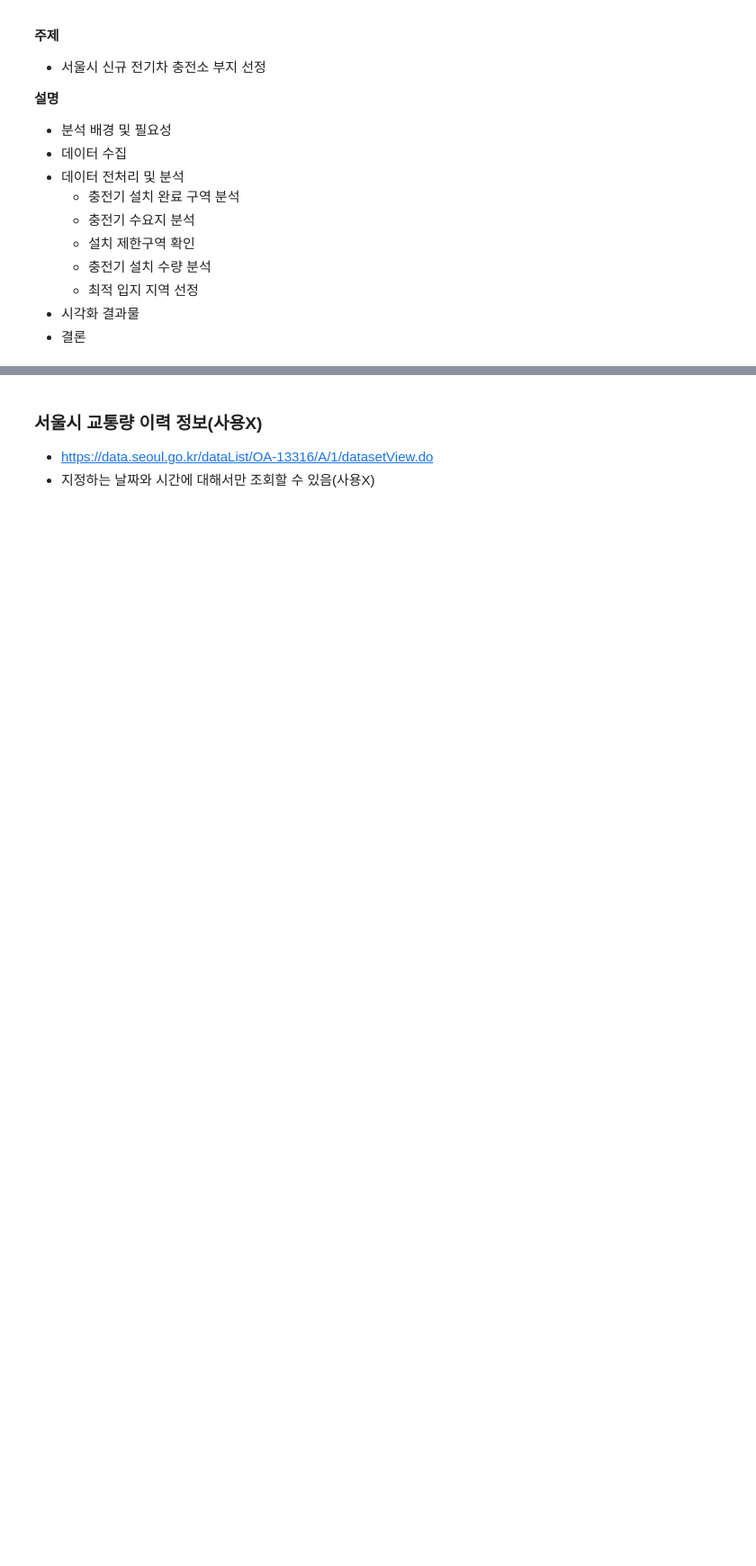
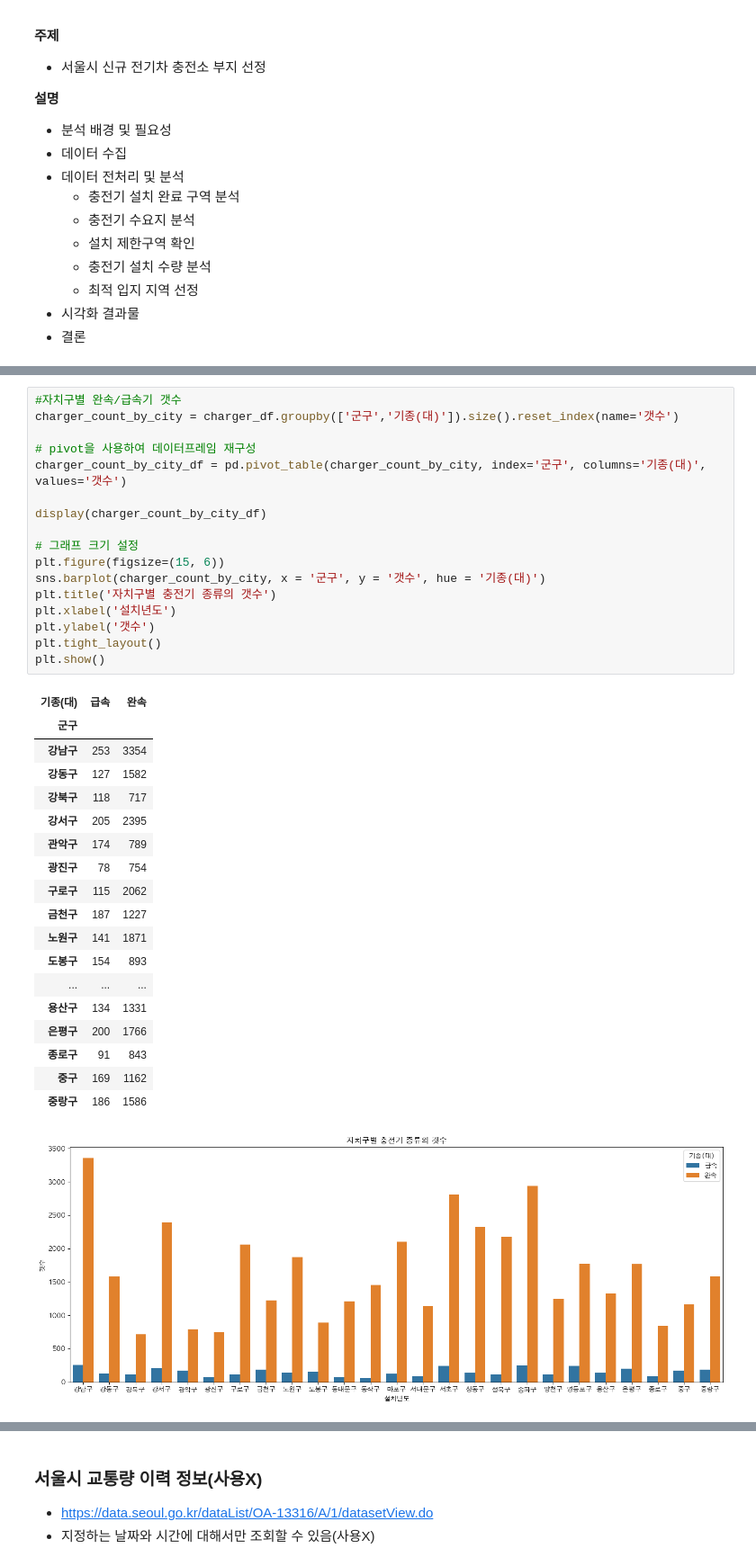
Before and after one commit to Sookyeong-k/MillionVolt, a Jupyter notebook: data_analysis_수경.ipynb, the cells around one changed output, grey strips where cells are left out. Shown at 90% size. Saved outputs shown, nothing was run; the diff lists cells and outputs as text; blank space fills up the shorter version.

```diff
--- a/data_analysis_수경.ipynb
+++ b/data_analysis_수경.ipynb
@@ -66,0 +138,37 @@ chager_place_df.to_csv('서울시 충전소 정보.csv', index = False)
+# %%
+#자치구별 완속/급속기 갯수
+charger_count_by_city = charger_df.groupby(['군구','기종(대)']).size().reset_index(name='갯수')
+
+# pivot을 사용하여 데이터프레임 재구성
+charger_count_by_city_df = pd.pivot_table(charger_count_by_city, index='군구', columns='기종(대)', values='갯수')
+
+display(charger_count_by_city_df)
+
+# 그래프 크기 설정
+plt.figure(figsize=(15, 6))
+sns.barplot(charger_count_by_city, x = '군구', y = '갯수', hue = '기종(대)')
+plt.title('자치구별 충전기 종류의 갯수')
+plt.xlabel('설치년도')
+plt.ylabel('갯수')
+plt.tight_layout()
+plt.show()
+# %% [output]
+| 기종(대) | 급속 | 완속 |
+| 군구 |  |  |
+| 강남구 | 253 | 3354 |
+| 강동구 | 127 | 1582 |
+| 강북구 | 118 | 717 |
+| 강서구 | 205 | 2395 |
+| 관악구 | 174 | 789 |
+| 광진구 | 78 | 754 |
+| 구로구 | 115 | 2062 |
+| 금천구 | 187 | 1227 |
+| 노원구 | 141 | 1871 |
+| 도봉구 | 154 | 893 |
+| ... | ... | ... |
+| 용산구 | 134 | 1331 |
+| 은평구 | 200 | 1766 |
+| 종로구 | 91 | 843 |
+| 중구 | 169 | 1162 |
+| 중랑구 | 186 | 1586 |
+[figure, added]
```
Also changed, not shown: parts of 33 cells of this notebook.
